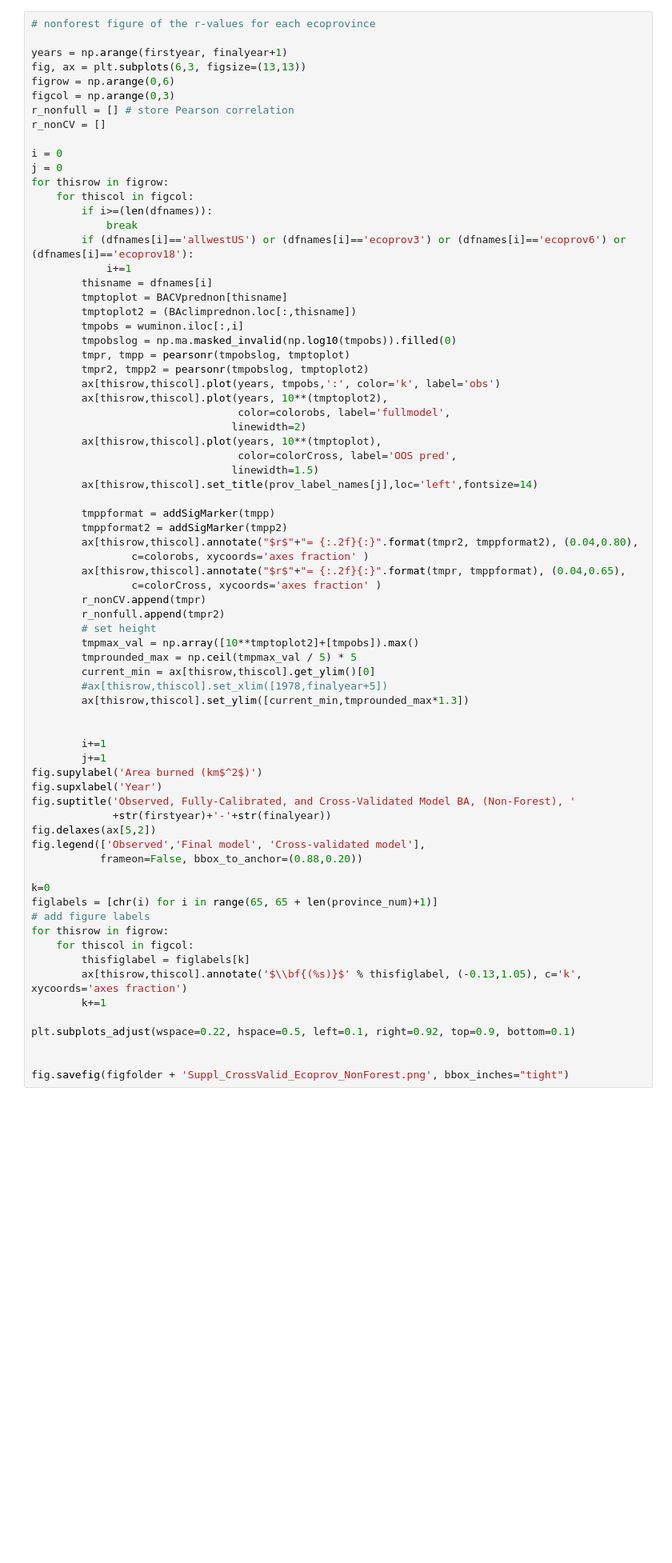
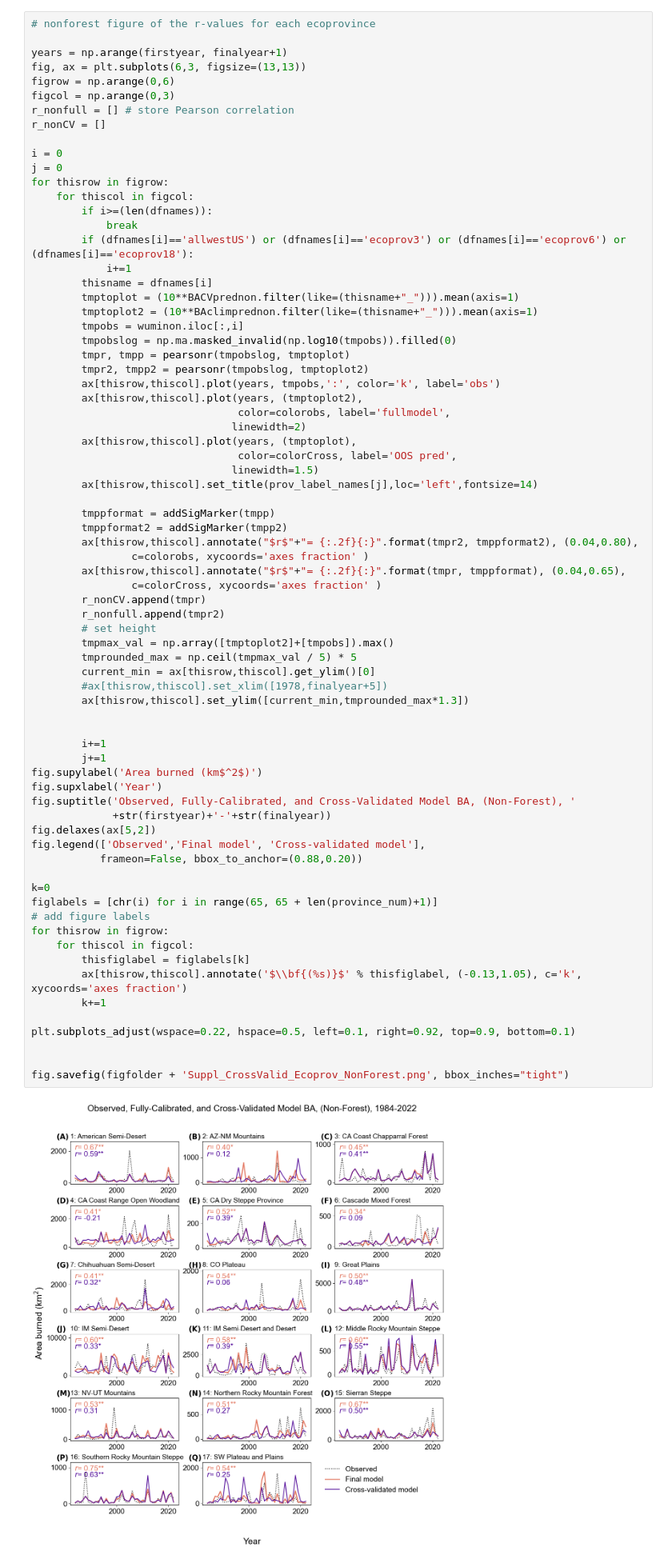
Before and after one commit to cjuang/Juang-gSST-Fires, a Jupyter notebook: Model_Akaike_CrossValid.ipynb, the cells around one changed output. Shown at 80% size. Saved outputs shown, nothing was run; the diff lists cells and outputs as text; blank space fills up the shorter version.

```diff
--- a/Model_Akaike_CrossValid.ipynb
+++ b/Model_Akaike_CrossValid.ipynb
@@ -1194,17 +1142,17 @@ for thisrow in figrow:
         if (dfnames[i]=='allwestUS') or (dfnames[i]=='ecoprov3') or (dfnames[i]=='ecoprov6') or (dfnames[i]=='ecoprov18'):
             i+=1
         thisname = dfnames[i]
-        tmptoplot = BACVprednon[thisname]
-        tmptoplot2 = (BAclimprednon.loc[:,thisname])
+        tmptoplot = (10**BACVprednon.filter(like=(thisname+"_"))).mean(axis=1)
+        tmptoplot2 = (10**BAclimprednon.filter(like=(thisname+"_"))).mean(axis=1)
         tmpobs = wuminon.iloc[:,i]
         tmpobslog = np.ma.masked_invalid(np.log10(tmpobs)).filled(0)
         tmpr, tmpp = pearsonr(tmpobslog, tmptoplot)
         tmpr2, tmpp2 = pearsonr(tmpobslog, tmptoplot2)
         ax[thisrow,thiscol].plot(years, tmpobs,':', color='k', label='obs')
-        ax[thisrow,thiscol].plot(years, 10**(tmptoplot2),
+        ax[thisrow,thiscol].plot(years, (tmptoplot2),
                                  color=colorobs, label='fullmodel',
                                 linewidth=2)
-        ax[thisrow,thiscol].plot(years, 10**(tmptoplot),
+        ax[thisrow,thiscol].plot(years, (tmptoplot),
                                  color=colorCross, label='OOS pred',
                                 linewidth=1.5)
         ax[thisrow,thiscol].set_title(prov_label_names[j],loc='left',fontsize=14)
@@ -1218,36 +1166,38 @@ for thisrow in figrow:
         r_nonCV.append(tmpr)
         r_nonfull.append(tmpr2)
         # set height
-        tmpmax_val = np.array([10**tmptoplot2]+[tmpobs]).max()
+        tmpmax_val = np.array([tmptoplot2]+[tmpobs]).max()
         tmprounded_max = np.ceil(tmpmax_val / 5) * 5
         current_min = ax[thisrow,thiscol].get_ylim()[0]
         #ax[thisrow,thiscol].set_xlim([1978,finalyear+5])
         ax[thisrow,thiscol].set_ylim([current_min,tmprounded_max*1.3])
 
 
         i+=1
         j+=1
 fig.supylabel('Area burned (km$^2$)')
 fig.supxlabel('Year')
 fig.suptitle('Observed, Fully-Calibrated, and Cross-Validated Model BA, (Non-Forest), '
              +str(firstyear)+'-'+str(finalyear))
 fig.delaxes(ax[5,2])
 fig.legend(['Observed','Final model', 'Cross-validated model'],
            frameon=False, bbox_to_anchor=(0.88,0.20))
 
 k=0
 figlabels = [chr(i) for i in range(65, 65 + len(province_num)+1)]
 # add figure labels
 for thisrow in figrow:
     for thiscol in figcol:
         thisfiglabel = figlabels[k]
         ax[thisrow,thiscol].annotate('$\\bf{(%s)}$' % thisfiglabel, (-0.13,1.05), c='k', xycoords='axes fraction')
         k+=1
 
 plt.subplots_adjust(wspace=0.22, hspace=0.5, left=0.1, right=0.92, top=0.9, bottom=0.1)
 
 
 fig.savefig(figfolder + 'Suppl_CrossValid_Ecoprov_NonForest.png', bbox_inches="tight")
+# %% [output]
+[figure, added]
 # %%
 # ALL=forest+nonforest figure of the r-values for each ecoprovince
 
```
Also changed, not shown: parts of 41 cells of this notebook, 28 other files.
